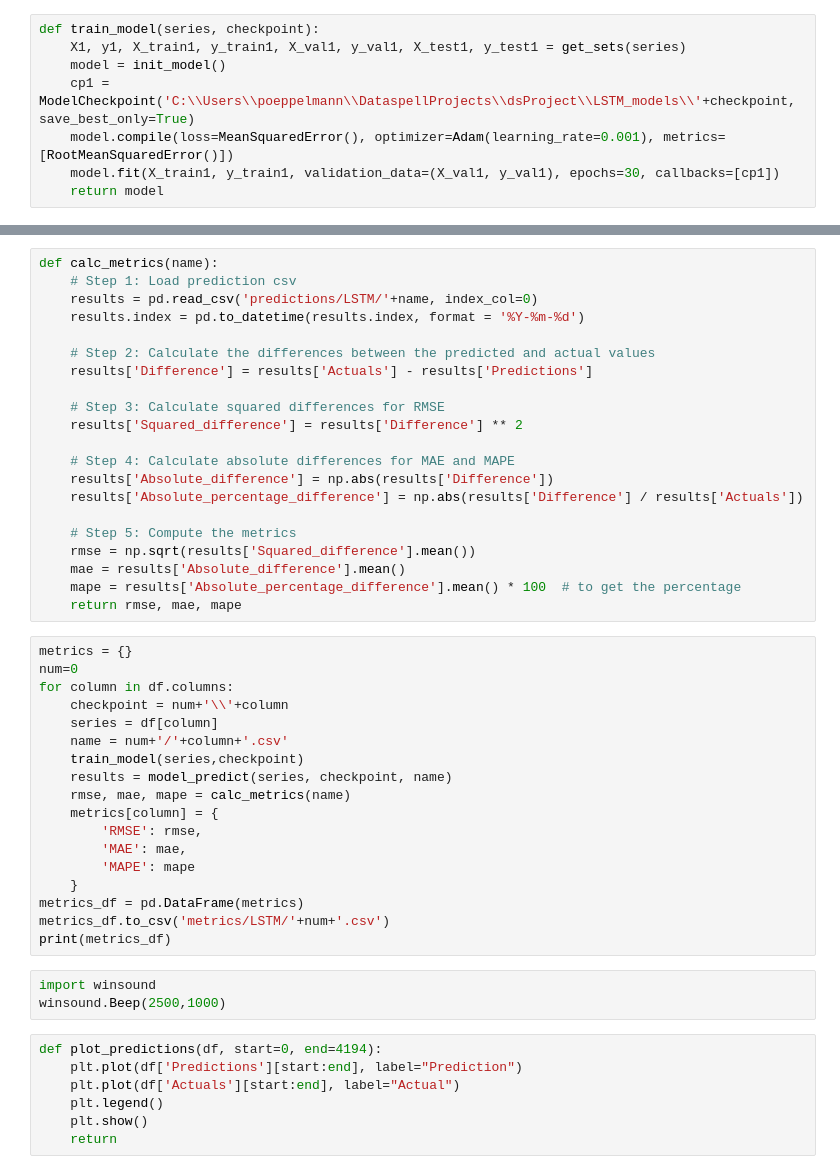
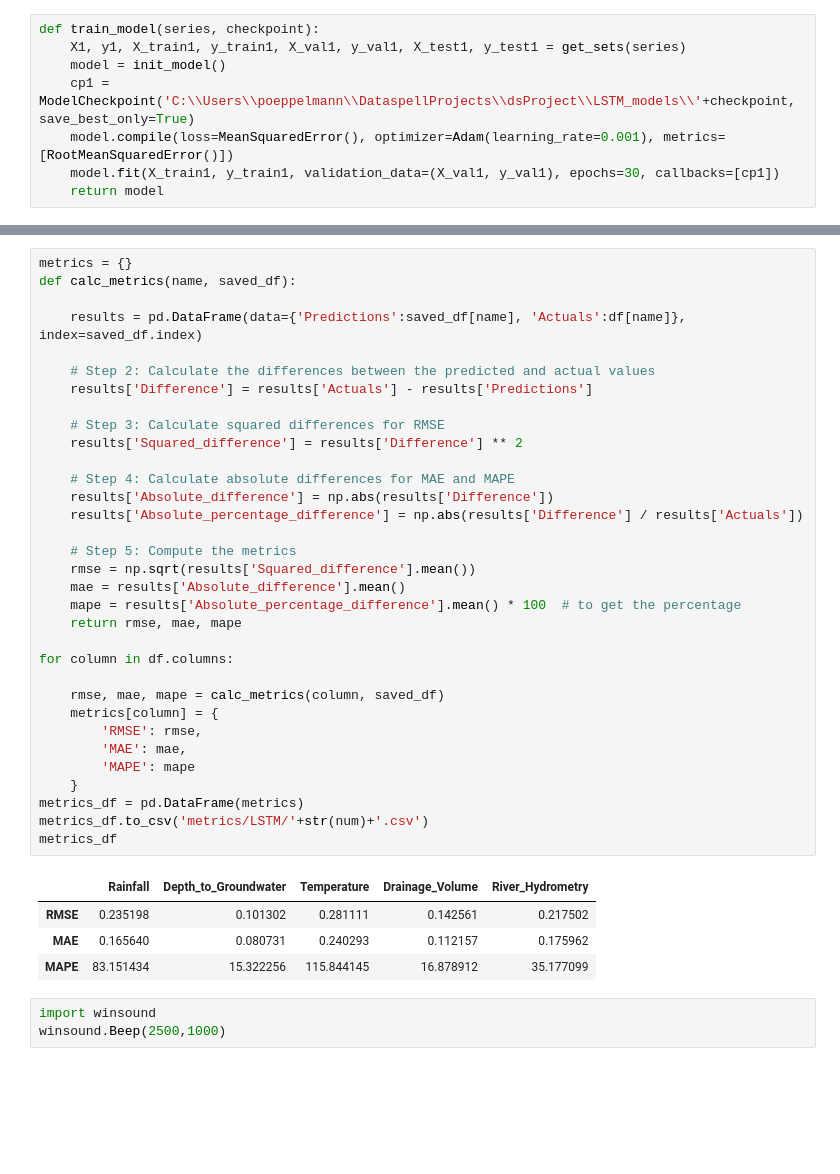
Before and after one commit to KatrinPoepp/bachelor, a Jupyter notebook: LSTM.ipynb, the cells around one changed output, grey strips where cells are left out. Saved outputs shown, nothing was run; the diff lists cells and outputs as text; blank space fills up the shorter version.

Commit message:
preds and metrics 0-6

```diff
--- a/LSTM.ipynb
+++ b/LSTM.ipynb
@@ -77,49 +180,41 @@ def model_predict(series, checkpoint, name):
 # %%
-def calc_metrics(name):
-    # Step 1: Load prediction csv
-    results = pd.read_csv('predictions/LSTM/'+name, index_col=0)
-    results.index = pd.to_datetime(results.index, format = '%Y-%m-%d')
+metrics = {}
+def calc_metrics(name, saved_df):
+
+    results = pd.DataFrame(data={'Predictions':saved_df[name], 'Actuals':df[name]}, index=saved_df.index)
 
     # Step 2: Calculate the differences between the predicted and actual values
     results['Difference'] = results['Actuals'] - results['Predictions']
 
     # Step 3: Calculate squared differences for RMSE
     results['Squared_difference'] = results['Difference'] ** 2
 
     # Step 4: Calculate absolute differences for MAE and MAPE
     results['Absolute_difference'] = np.abs(results['Difference'])
     results['Absolute_percentage_difference'] = np.abs(results['Difference'] / results['Actuals'])
 
     # Step 5: Compute the metrics
     rmse = np.sqrt(results['Squared_difference'].mean())
     mae = results['Absolute_difference'].mean()
     mape = results['Absolute_percentage_difference'].mean() * 100  # to get the percentage
     return rmse, mae, mape
+
+for column in df.columns:
+
+    rmse, mae, mape = calc_metrics(column, saved_df)
+    metrics[column] = {
+        'RMSE': rmse,
+        'MAE': mae,
+        'MAPE': mape
+    }
+metrics_df = pd.DataFrame(metrics)
+metrics_df.to_csv('metrics/LSTM/'+str(num)+'.csv')
+metrics_df
+# %% [output]
+|  | Rainfall | Depth_to_Groundwater | Temperature | Drainage_Volume | River_Hydrometry |
+| RMSE | 0.235198 | 0.101302 | 0.281111 | 0.142561 | 0.217502 |
+| MAE | 0.165640 | 0.080731 | 0.240293 | 0.112157 | 0.175962 |
+| MAPE | 83.151434 | 15.322256 | 115.844145 | 16.878912 | 35.177099 |
-# %%
-metrics = {}
-num=0
-for column in df.columns:
-    checkpoint = num+'\\'+column
-    series = df[column]
-    name = num+'/'+column+'.csv'
-    train_model(series,checkpoint)
-    results = model_predict(series, checkpoint, name)
-    rmse, mae, mape = calc_metrics(name)
-    metrics[column] = {
-        'RMSE': rmse,
-        'MAE': mae,
-        'MAPE': mape
-    }
-metrics_df = pd.DataFrame(metrics)
-metrics_df.to_csv('metrics/LSTM/'+num+'.csv')
-print(metrics_df)
 # %%
 import winsound
 winsound.Beep(2500,1000)
-# %%
-def plot_predictions(df, start=0, end=4194):
-    plt.plot(df['Predictions'][start:end], label="Prediction")
-    plt.plot(df['Actuals'][start:end], label="Actual")
-    plt.legend()
-    plt.show()
-    return
```
Also changed, not shown: parts of 12 cells of this notebook, 48 other files.
